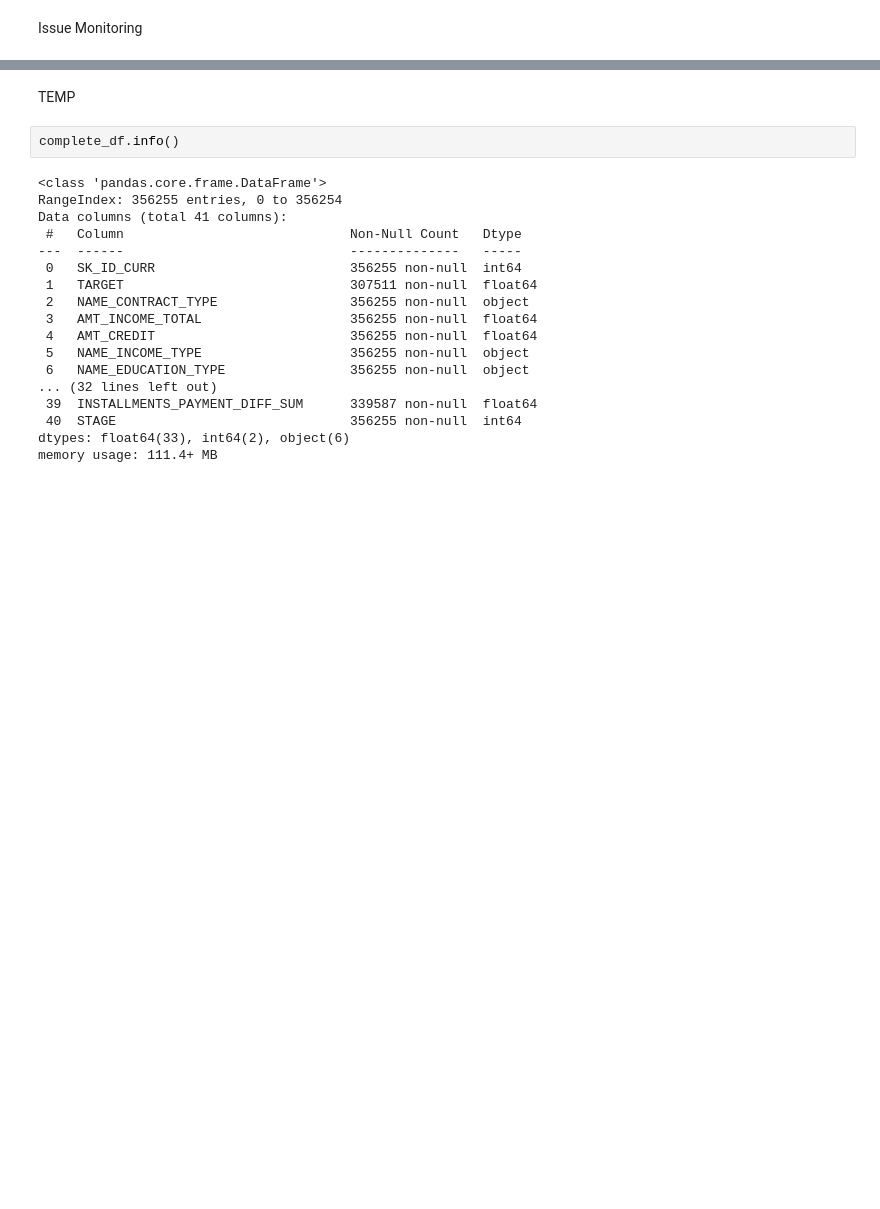
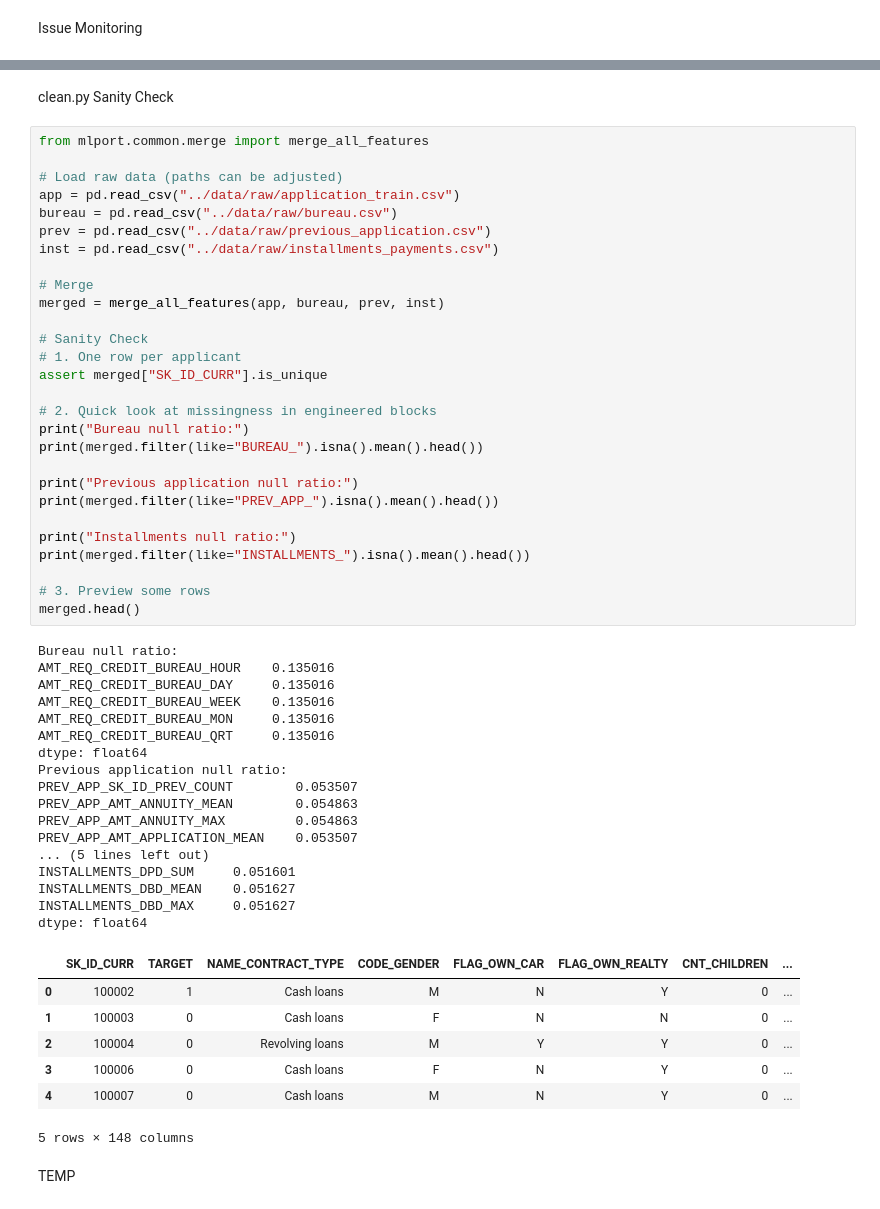
Before and after one commit to tedgt97/Home-Credit-Default-Risk, a Jupyter notebook: notebooks/01_eda_import_clean.ipynb, the cells around one changed output, grey strips where cells are left out. Cells and saved outputs as stored; diff of their text form; blank space fills up the shorter version.

```diff
--- a/notebooks/01_eda_import_clean.ipynb
+++ b/notebooks/01_eda_import_clean.ipynb
@@ -219,25 +178,60 @@ Issue rate: 0.14% (43932/307339)
 Issue rate: 0.14% (43932/307339)
 Issue rate: 0.05% (13436/263407)
 Issue rate: 0.05% (13436/263407)
+# %% [markdown]
+clean.py Sanity Check
+# %%
+from mlport.common.merge import merge_all_features
+
+# Load raw data (paths can be adjusted)
+app = pd.read_csv("../data/raw/application_train.csv")
+bureau = pd.read_csv("../data/raw/bureau.csv")
+prev = pd.read_csv("../data/raw/previous_application.csv")
+inst = pd.read_csv("../data/raw/installments_payments.csv")
+
+# Merge
+merged = merge_all_features(app, bureau, prev, inst)
+
+# Sanity Check
+# 1. One row per applicant
+assert merged["SK_ID_CURR"].is_unique
+
+# 2. Quick look at missingness in engineered blocks
+print("Bureau null ratio:")
+print(merged.filter(like="BUREAU_").isna().mean().head())
+
+print("Previous application null ratio:")
+print(merged.filter(like="PREV_APP_").isna().mean().head())
+
+print("Installments null ratio:")
+print(merged.filter(like="INSTALLMENTS_").isna().mean().head())
+
+# 3. Preview some rows
+merged.head()
+# %% [output]
+Bureau null ratio:
+AMT_REQ_CREDIT_BUREAU_HOUR    0.135016
+AMT_REQ_CREDIT_BUREAU_DAY     0.135016
+AMT_REQ_CREDIT_BUREAU_WEEK    0.135016
+AMT_REQ_CREDIT_BUREAU_MON     0.135016
+AMT_REQ_CREDIT_BUREAU_QRT     0.135016
+dtype: float64
+Previous application null ratio:
+PREV_APP_SK_ID_PREV_COUNT        0.053507
+PREV_APP_AMT_ANNUITY_MEAN        0.054863
+PREV_APP_AMT_ANNUITY_MAX         0.054863
+PREV_APP_AMT_APPLICATION_MEAN    0.053507
+... (5 lines left out)
+INSTALLMENTS_DPD_SUM     0.051601
+INSTALLMENTS_DBD_MEAN    0.051627
+INSTALLMENTS_DBD_MAX     0.051627
+dtype: float64
+|  | SK_ID_CURR | TARGET | NAME_CONTRACT_TYPE | CODE_GENDER | FLAG_OWN_CAR | FLAG_OWN_REALTY | CNT_CHILDREN | ... |
+| 0 | 100002 | 1 | Cash loans | M | N | Y | 0 | ... |
+| 1 | 100003 | 0 | Cash loans | F | N | N | 0 | ... |
+| 2 | 100004 | 0 | Revolving loans | M | Y | Y | 0 | ... |
+| 3 | 100006 | 0 | Cash loans | F | N | Y | 0 | ... |
+| 4 | 100007 | 0 | Cash loans | M | N | Y | 0 | ... |
+5 rows × 148 columns
 # %% [markdown]
 TEMP
-# %%
-complete_df.info()
-# %% [output]
-<class 'pandas.core.frame.DataFrame'>
-RangeIndex: 356255 entries, 0 to 356254
-Data columns (total 41 columns):
- #   Column                             Non-Null Count   Dtype
----  ------                             --------------   -----
- 0   SK_ID_CURR                         356255 non-null  int64
- 1   TARGET                             307511 non-null  float64
- 2   NAME_CONTRACT_TYPE                 356255 non-null  object
- 3   AMT_INCOME_TOTAL                   356255 non-null  float64
- 4   AMT_CREDIT                         356255 non-null  float64
- 5   NAME_INCOME_TYPE                   356255 non-null  object
- 6   NAME_EDUCATION_TYPE                356255 non-null  object
-... (32 lines left out)
- 39  INSTALLMENTS_PAYMENT_DIFF_SUM      339587 non-null  float64
- 40  STAGE                              356255 non-null  int64
-dtypes: float64(33), int64(2), object(6)
-memory usage: 111.4+ MB
```
Also changed, not shown: parts of 7 cells of this notebook, 7 other files.
